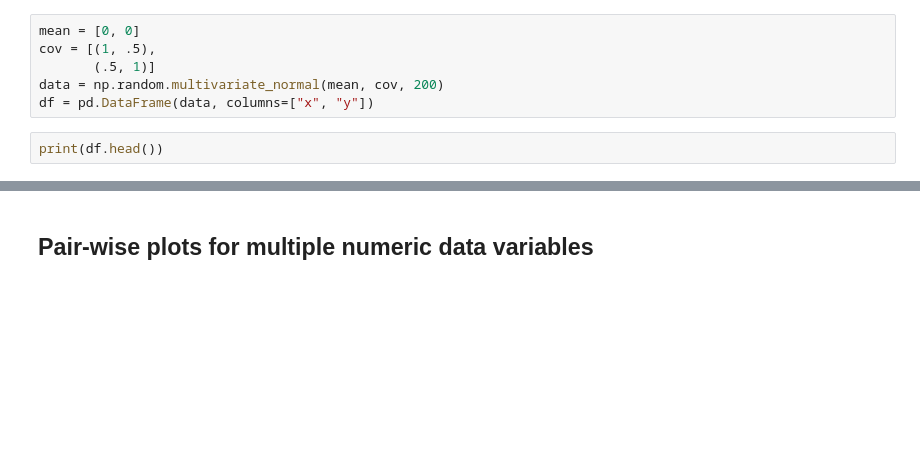
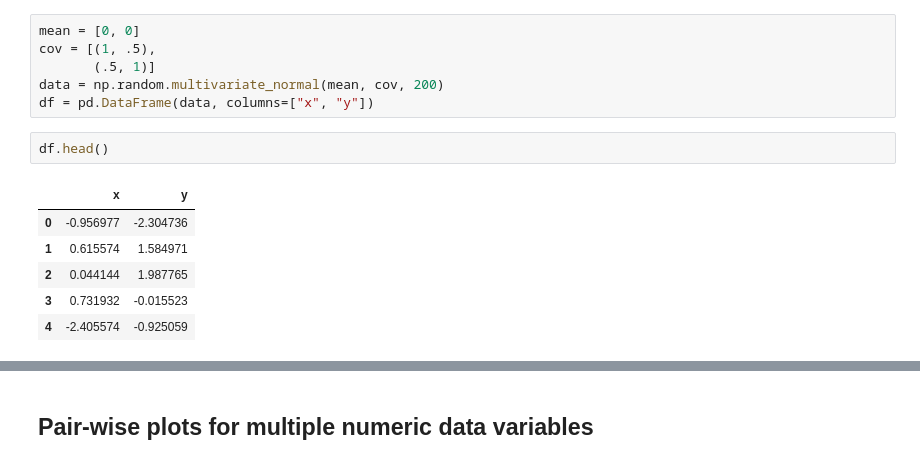
Before and after one commit to smileschen/2019-fa-stats131, a Jupyter notebook: 06-03a More Matplotlib and Seaborn.ipynb, the cells around one changed output, grey strips where cells are left out. Cells and saved outputs as stored; diff of their text form; blank space fills up the shorter version.

```diff
--- a/06-03a More Matplotlib and Seaborn.ipynb
+++ b/06-03a More Matplotlib and Seaborn.ipynb
@@ -235,7 +293,14 @@ cov = [(1, .5),
        (.5, 1)]
 data = np.random.multivariate_normal(mean, cov, 200)
 df = pd.DataFrame(data, columns=["x", "y"])
-# %%
-print(df.head())
+# %%
+df.head()
+# %% [output]
+|  | x | y |
+| 0 | -0.956977 | -2.304736 |
+| 1 | 0.615574 | 1.584971 |
+| 2 | 0.044144 | 1.987765 |
+| 3 | 0.731932 | -0.015523 |
+| 4 | -2.405574 | -0.925059 |
 # %%
 sns.jointplot(x='x', y='y', data = df)
```
Also changed, not shown: parts of 46 cells of this notebook, 1 other file.
